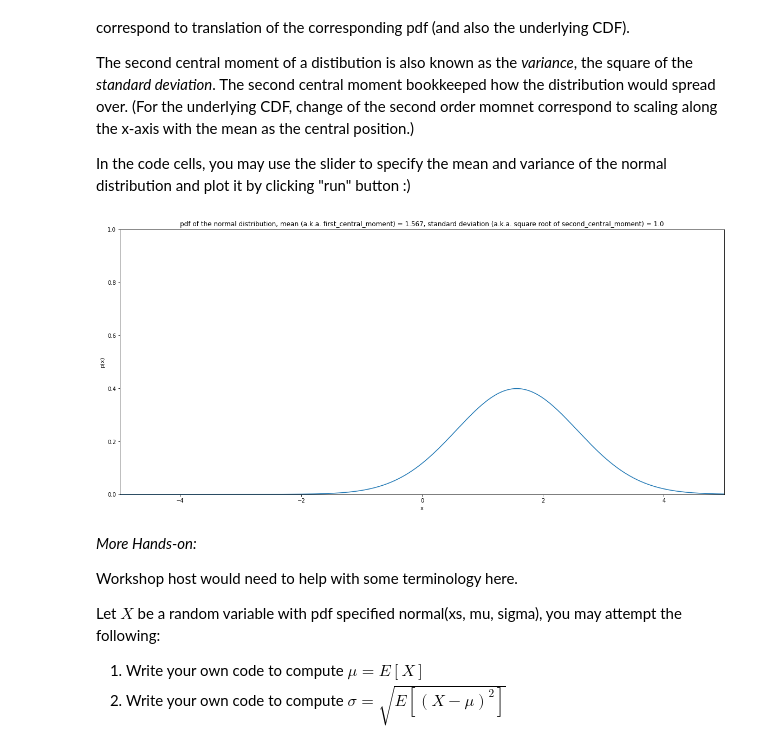
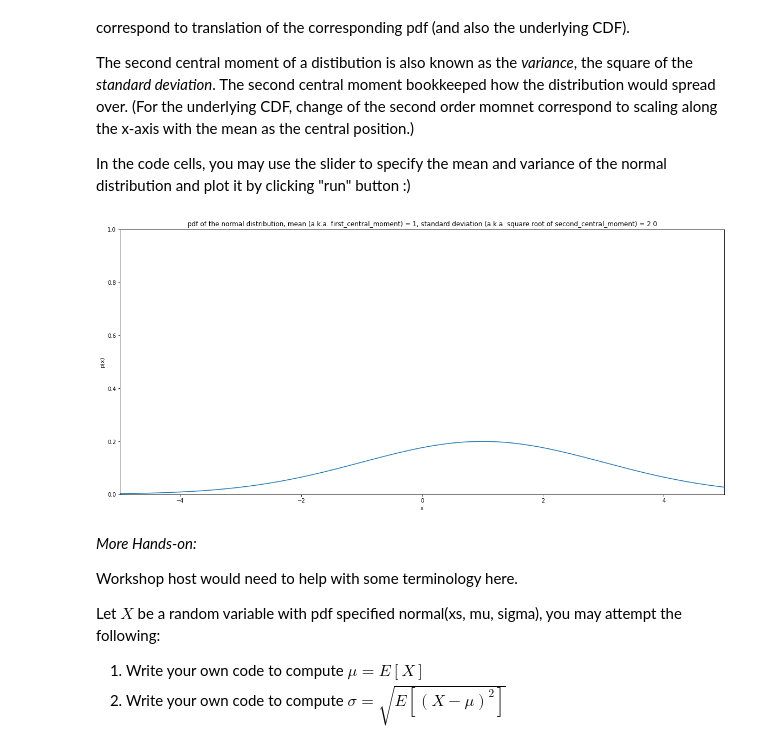
Before and after one commit to HanlunAI/NextGenCurriculumDemonstration, a Jupyter notebook: DemonstrationDelta.ipynb, the cells around one changed output. Cells and saved outputs as stored; diff of their text form; code cells hidden in the pictures.

```diff
--- a/DemonstrationDelta.ipynb
+++ b/DemonstrationDelta.ipynb
@@ -162,27 +162,27 @@ In the code cells, you may use the slider to specify the mean and variance of th
 # %%
 #@title Select values of the mean and the standard deviation with the sliders and run the result
 
-first_moment = 1.567#@param{type:"slider", max:3, min:-3, step:"0.001"}
-second_central_moment = 1#@param{type:"slider", max:3, min:0, step:"0.001"}
+first_moment = 1#@param{type:"slider", max:3, min:-3, step:"0.001"}
+second_central_moment = 4#@param{type:"slider", max:5, min:0, step:"0.001"}
 
 def normal(xs = np.linspace(-5,5,1000),mean = 0,sigma = 0):
   return np.exp(-((xs-mean)/sigma)**2/2)/sigma/(np.sqrt(2*np.pi))
 
 x = np.linspace(-5,5,1000)
 mu = first_moment
 sigma = np.sqrt(second_central_moment)
 p = normal(x, mu, sigma)
 
 plt.rcParams["figure.figsize"] = (20,9)
 plt.xlim((-5,5))
 plt.ylim((0,1))
 plt.title("pdf of the normal distribution, mean (a.k.a. first_central_moment) = {}, standard deviation (a.k.a. square root of second_central_moment) = {}".format(mu, sigma))
 plt.xlabel("x")
 plt.ylabel("p(x)")
 plt.plot(x, p)
 plt.show()
 # %% [output]
-[figure, old version]
+[figure, new version]
 # %% [markdown]
 *More Hands-on:*
 
```
Also changed, not shown: parts of 1 cell of this notebook.
